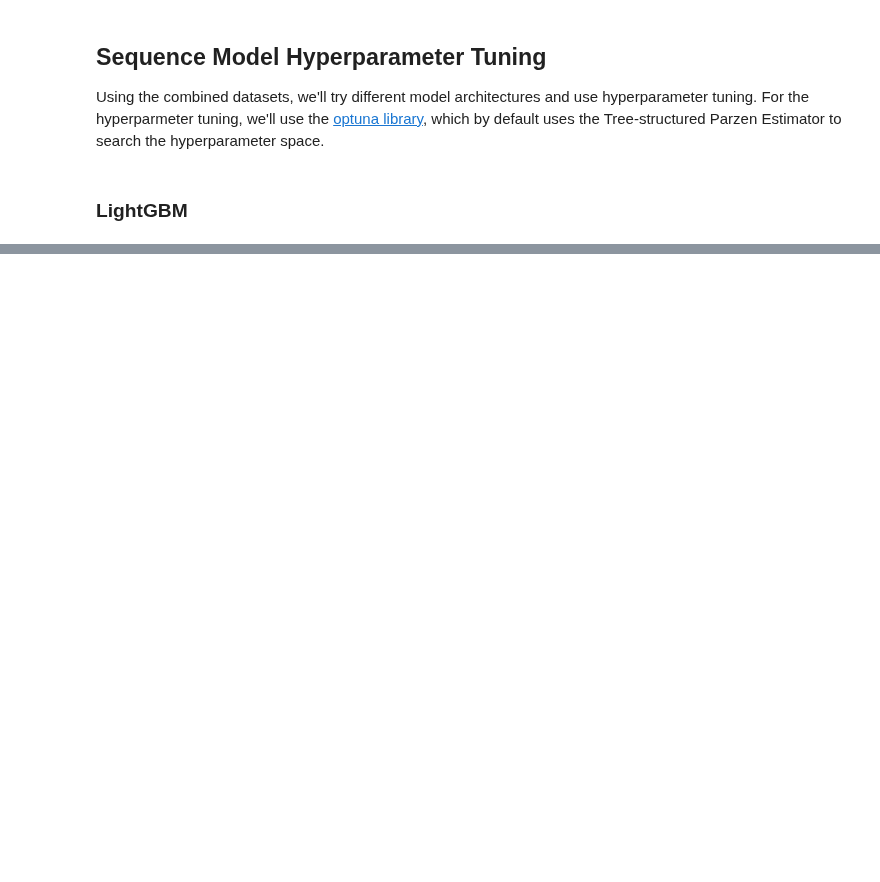
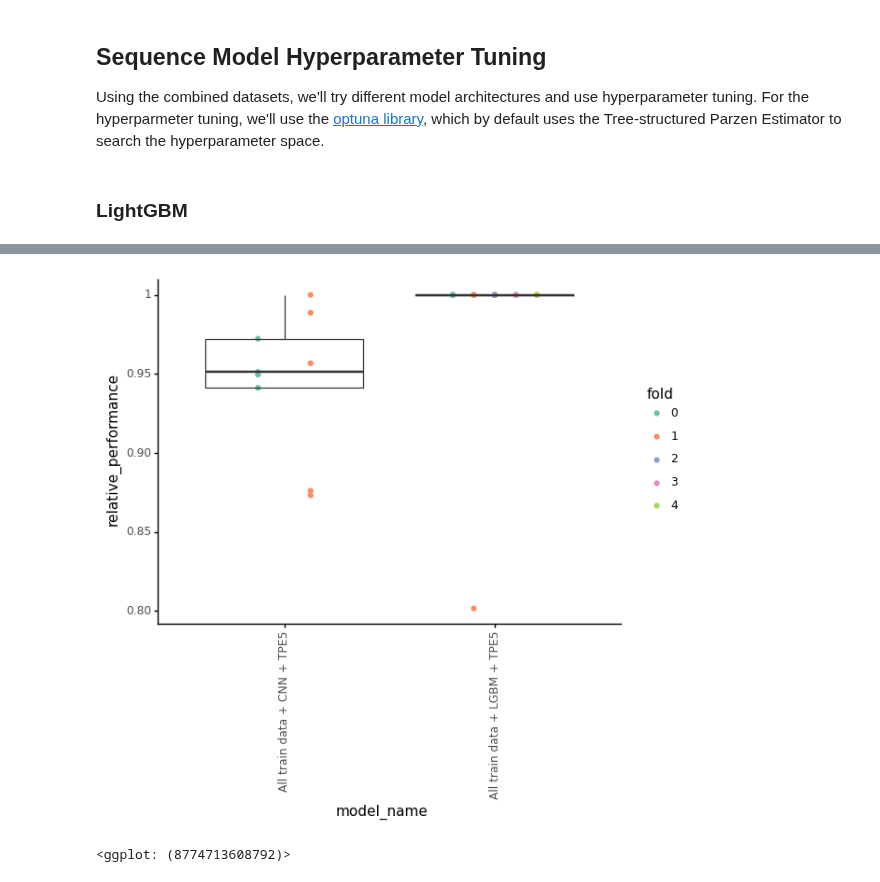
Before and after one commit to gpp-rnd/rs_dev, a Jupyter notebook: notebooks/03_build_seq_model.ipynb, the cells around one changed output, grey strips where cells are left out. Cells and saved outputs as stored; diff of their text form; code cells hidden in the pictures; blank space fills up the shorter version.

```diff
--- a/notebooks/03_build_seq_model.ipynb
+++ b/notebooks/03_build_seq_model.ipynb
@@ -593,0 +829,5 @@ plot_relative_performance(lgbm_predictive_performance)
+# %%
+plot_relative_performance(cnn_predictive_performance)
+# %% [output]
+[figure, added]
+<ggplot: (8774713608792)>
```
Also changed, not shown: parts of 19 cells of this notebook, 1 other file.
